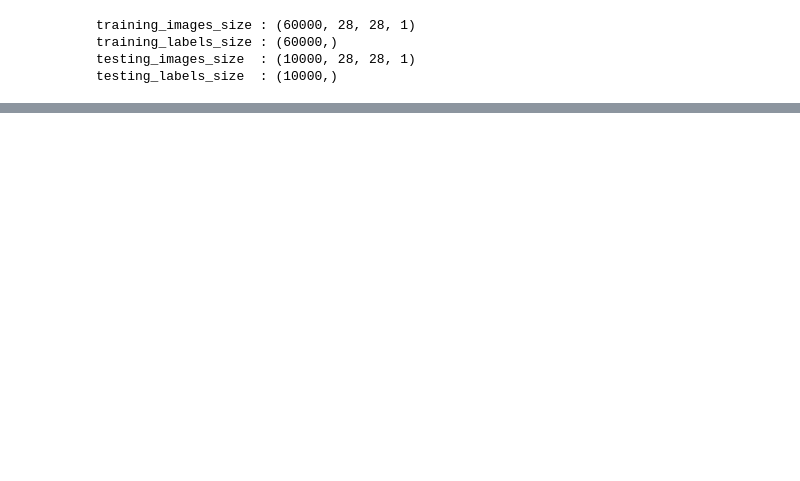
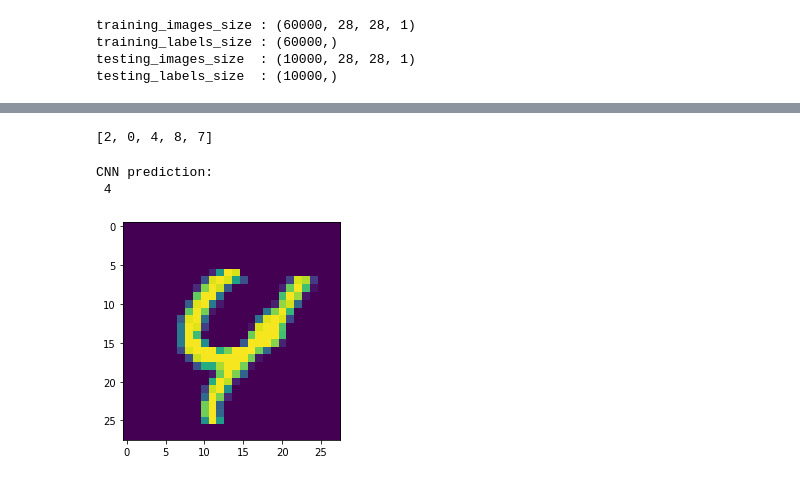
Before and after one commit to HareeshVutla/Deeplearning, a Jupyter notebook: hand_written_digits.ipynb, the cells around one changed output, grey strips where cells are left out. Cells and saved outputs as stored; diff of their text form; code cells hidden in the pictures; blank space fills up the shorter version.

```diff
--- a/hand_written_digits.ipynb
+++ b/hand_written_digits.ipynb
@@ -31,0 +56,11 @@ plt.imshow(img_train[0])
+# %%
+ANN = models.Sequential([layers.Flatten(input_shape= (28,28,1)),
+                         layers.Dense(300, activation = 'relu'),
+                         layers.Dense(100, activation = 'relu'),
+                         layers.Dense(10,activation = 'sigmoid')])
+
+ANN.compile(optimizer = 'SGD',
+            loss= 'sparse_categorical_crossentropy',
+            metrics = ['accuracy'])
+
+ANN.fit(img_train, label_train, epochs = 5)
@@ -31,0 +171,12 @@ plt.imshow(img_train[0])
+# %%
+label_classes = [np.argmax(element) for element in img_pred]
+print(label_classes[:5])
+# %% [output]
+[2, 0, 4, 8, 7]
+# %%
+plt.imshow(np.squeeze(img_test[44], axis=2) )
+print("CNN prediction:\n", np.argmax(img_pred[44]))
+# %% [output]
+CNN prediction:
+ 4
+[figure, added]
```
Also changed, not shown: parts of 23 cells of this notebook.
